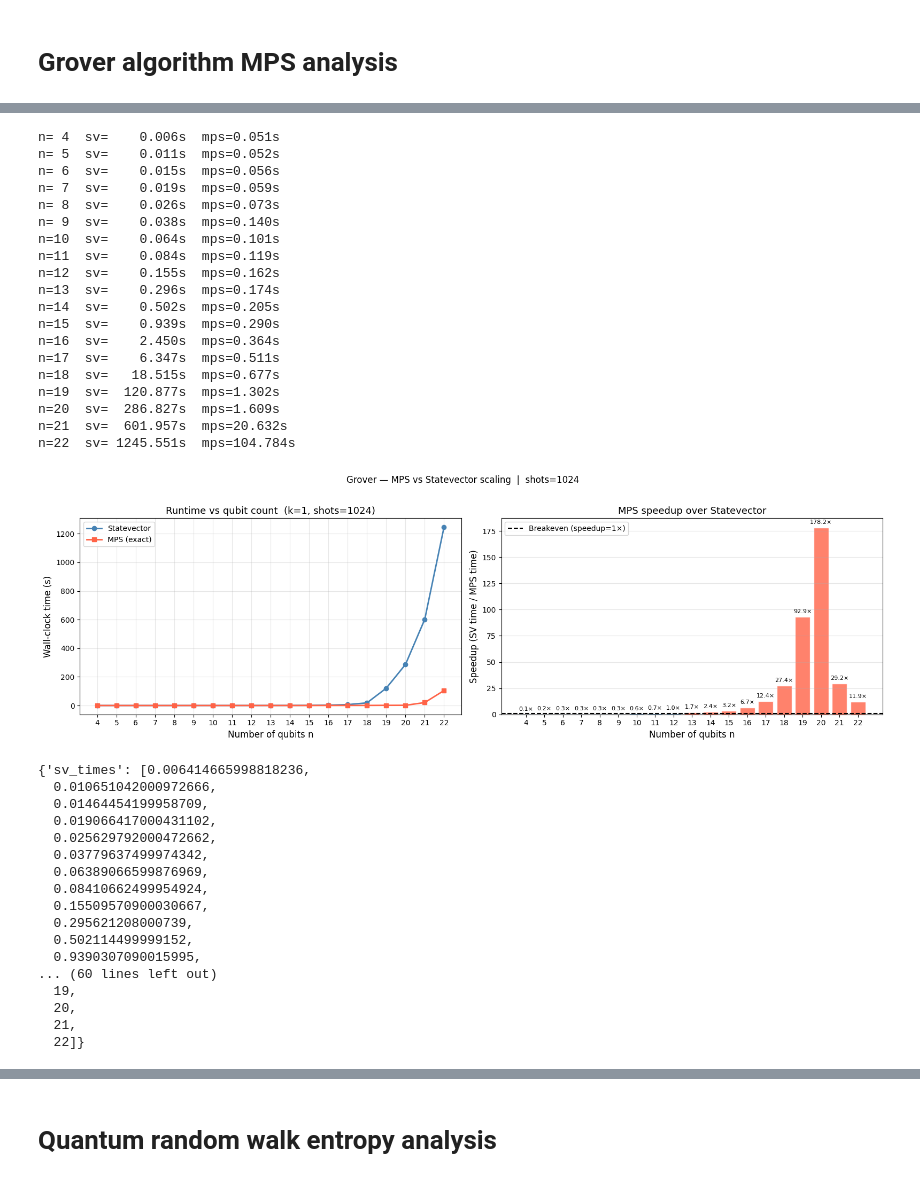
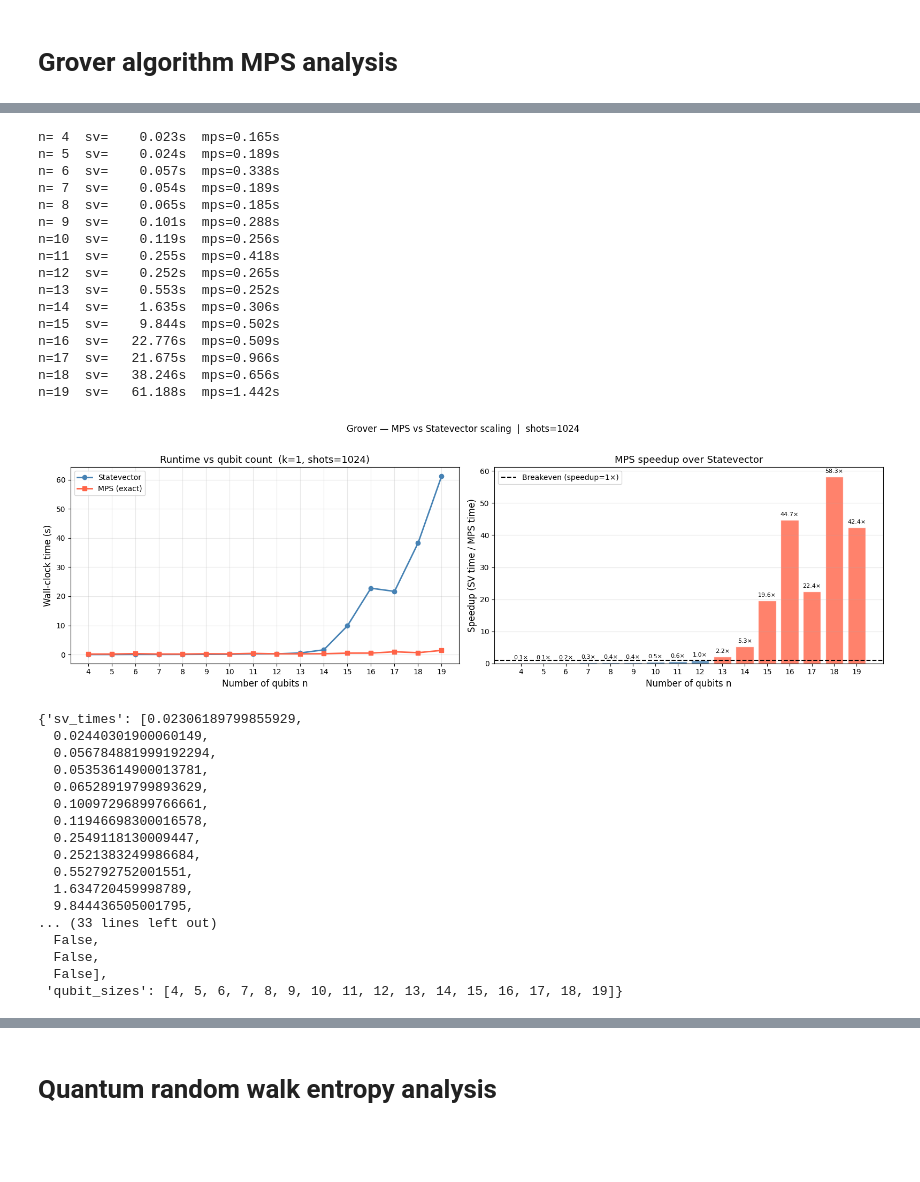
Before and after one commit to cezaris13/Quantum-ideas-factory-tensor-networks, a Jupyter notebook: tensor_networks_and_entropy.ipynb, the cells around one changed output, grey strips where cells are left out. Drawn from its saved outputs; the diff is of its cells as text; code cells hidden in the pictures; blank space fills up the shorter version.

```diff
--- a/tensor_networks_and_entropy.ipynb
+++ b/tensor_networks_and_entropy.ipynb
@@ -17,7 +18,7 @@ marked_state = 0b111  # target state as integer (|111> = 7)
 # We test with applying Grover operator G k times and measure success probability
 for k in range(1, 11):
     qc = grover.construct_grover(qubits, k, marked_state)
-    counts = utils.measure(qc, shots,skip_qubits=[qubits])
+    counts = measure.measure(qc, shots,skip_qubits=[qubits])
 
     marked_bitstring = format(marked_state, f'0{qubits}b')
     success_counts = counts.get(marked_bitstring, 0)
@@ -147,56 +148,53 @@ k=14  sv=0.9388  mps=0.9393  theory=0.9422
 # %%
 shots       = 1024
 k_fixed     = 1
-qubit_sizes = list(range(4, 23))
+qubit_sizes = list(range(4, 20))
 
 mps.run_scaling_comparison(
     circuit_builder = lambda n: grover.construct_grover(
                             n, k_fixed,
                             0b10101010 & ((1 << n) - 1)   # marked state per n
                         ),
     qubit_sizes     = qubit_sizes,
     k_fixed         = k_fixed,
     shots           = shots,
     title           = "Grover — MPS vs Statevector scaling",
 )
 # %% [output]
-n= 4  sv=    0.006s  mps=0.051s
-n= 5  sv=    0.011s  mps=0.052s
-n= 6  sv=    0.015s  mps=0.056s
-n= 7  sv=    0.019s  mps=0.059s
-n= 8  sv=    0.026s  mps=0.073s
-n= 9  sv=    0.038s  mps=0.140s
-n=10  sv=    0.064s  mps=0.101s
-n=11  sv=    0.084s  mps=0.119s
-n=12  sv=    0.155s  mps=0.162s
-n=13  sv=    0.296s  mps=0.174s
-n=14  sv=    0.502s  mps=0.205s
-n=15  sv=    0.939s  mps=0.290s
-n=16  sv=    2.450s  mps=0.364s
-n=17  sv=    6.347s  mps=0.511s
-n=18  sv=   18.515s  mps=0.677s
-n=19  sv=  120.877s  mps=1.302s
-n=20  sv=  286.827s  mps=1.609s
-n=21  sv=  601.957s  mps=20.632s
-n=22  sv= 1245.551s  mps=104.784s
+n= 4  sv=    0.023s  mps=0.165s
+n= 5  sv=    0.024s  mps=0.189s
+n= 6  sv=    0.057s  mps=0.338s
+n= 7  sv=    0.054s  mps=0.189s
+n= 8  sv=    0.065s  mps=0.185s
+n= 9  sv=    0.101s  mps=0.288s
+n=10  sv=    0.119s  mps=0.256s
+n=11  sv=    0.255s  mps=0.418s
+n=12  sv=    0.252s  mps=0.265s
+n=13  sv=    0.553s  mps=0.252s
+n=14  sv=    1.635s  mps=0.306s
+n=15  sv=    9.844s  mps=0.502s
+n=16  sv=   22.776s  mps=0.509s
+n=17  sv=   21.675s  mps=0.966s
+n=18  sv=   38.246s  mps=0.656s
+n=19  sv=   61.188s  mps=1.442s
-[figure, old version]
+[figure, new version]
-{'sv_times': [0.006414665998818236,
-  0.010651042000972666,
-  0.01464454199958709,
-  0.019066417000431102,
-  0.025629792000472662,
-  0.03779637499974342,
-  0.06389066599876969,
-  0.08410662499954924,
-  0.15509570900030667,
-  0.295621208000739,
-  0.502114499999152,
-  0.9390307090015995,
-... (60 lines left out)
-  19,
-  20,
-  21,
-  22]}
+{'sv_times': [0.02306189799855929,
+  0.02440301900060149,
+  0.056784881999192294,
+  0.05353614900013781,
+  0.06528919799893629,
+  0.10097296899766661,
+  0.11946698300016578,
+  0.2549118130009447,
+  0.2521383249986684,
+  0.552792752001551,
+  1.634720459998789,
+  9.844436505001795,
+... (33 lines left out)
+  False,
+  False,
+  False],
+ 'qubit_sizes': [4, 5, 6, 7, 8, 9, 10, 11, 12, 13, 14, 15, 16, 17, 18, 19]}
 # %%
 mps.run_memory_comparison(
     circuit_builder = lambda n: grover.construct_grover(
```
Also changed, not shown: parts of 23 cells of this notebook, 19 other files.
